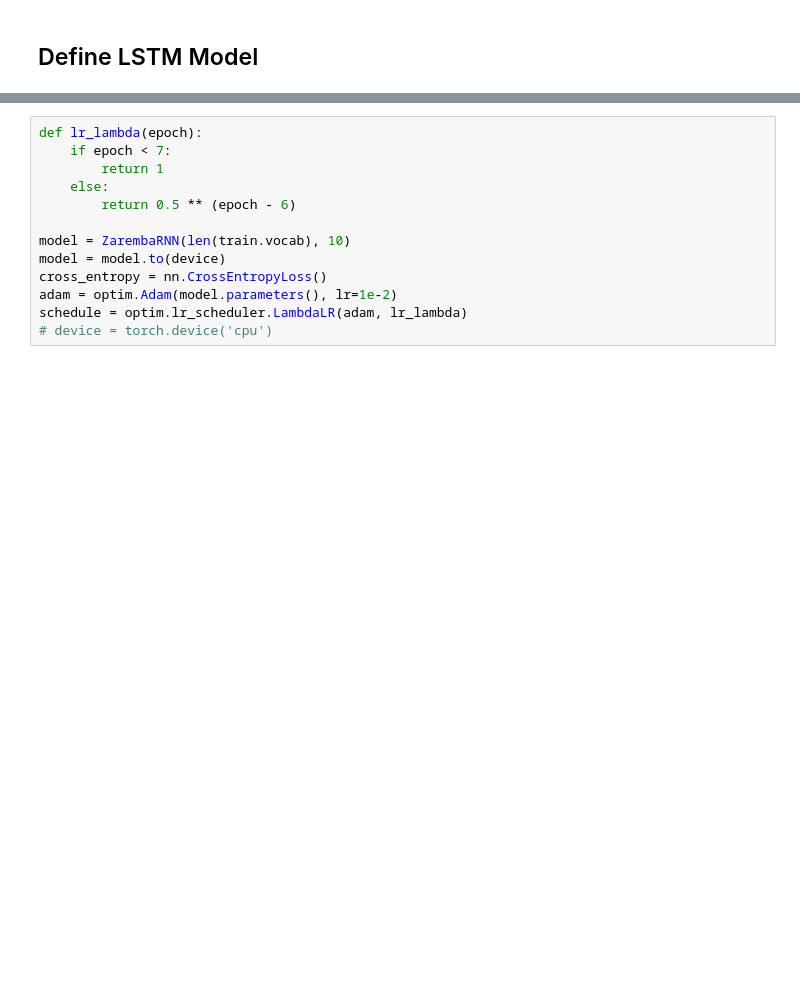
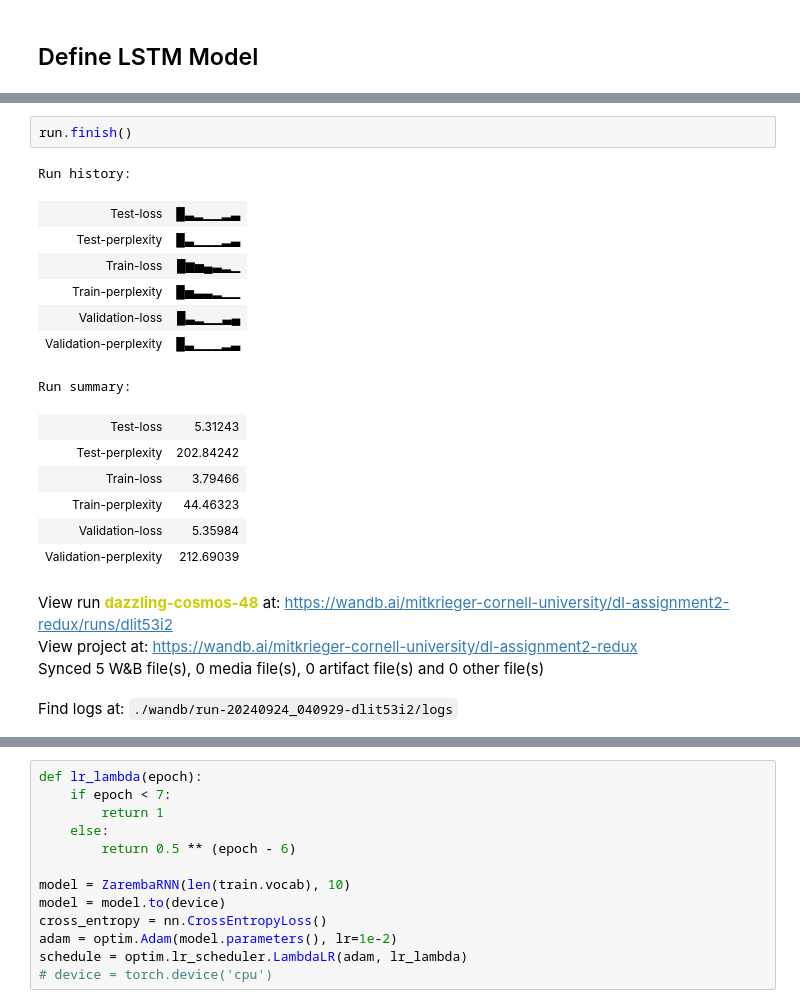
Before and after one commit to mitkrieg/dl-assignment-2, a Jupyter notebook: assignment2_practical.ipynb, the cells around one changed output, grey strips where cells are left out. Drawn from its saved outputs; the diff is of its cells as text; blank space fills up the shorter version.

```diff
--- a/assignment2_practical.ipynb
+++ b/assignment2_practical.ipynb
@@ -335,0 +371,21 @@ Find logs at: ./wandb/run-20240922_050809-doqxrqg8/logs
+# %%
+run.finish()
+# %% [output]
+Run history:
+| Test-loss | █▃▂▁▁▂▃ |
+| Test-perplexity | █▃▁▁▁▂▃ |
+| Train-loss | █▆▅▄▃▂▁ |
+| Train-perplexity | █▅▃▃▂▁▁ |
+| Validation-loss | █▃▂▁▁▃▄ |
+| Validation-perplexity | █▃▁▁▁▂▃ |
+Run summary:
+| Test-loss | 5.31243 |
+| Test-perplexity | 202.84242 |
+| Train-loss | 3.79466 |
+| Train-perplexity | 44.46323 |
+| Validation-loss | 5.35984 |
+| Validation-perplexity | 212.69039 |
+View run dazzling-cosmos-48 at: https://wandb.ai/mitkrieger-cornell-university/dl-assignment2-redux/runs/dlit53i2
+View project at: https://wandb.ai/mitkrieger-cornell-university/dl-assignment2-redux
+Synced 5 W&B file(s), 0 media file(s), 0 artifact file(s) and 0 other file(s)
+Find logs at: ./wandb/run-20240924_040929-dlit53i2/logs
```
Also changed, not shown: parts of 10 cells of this notebook.
